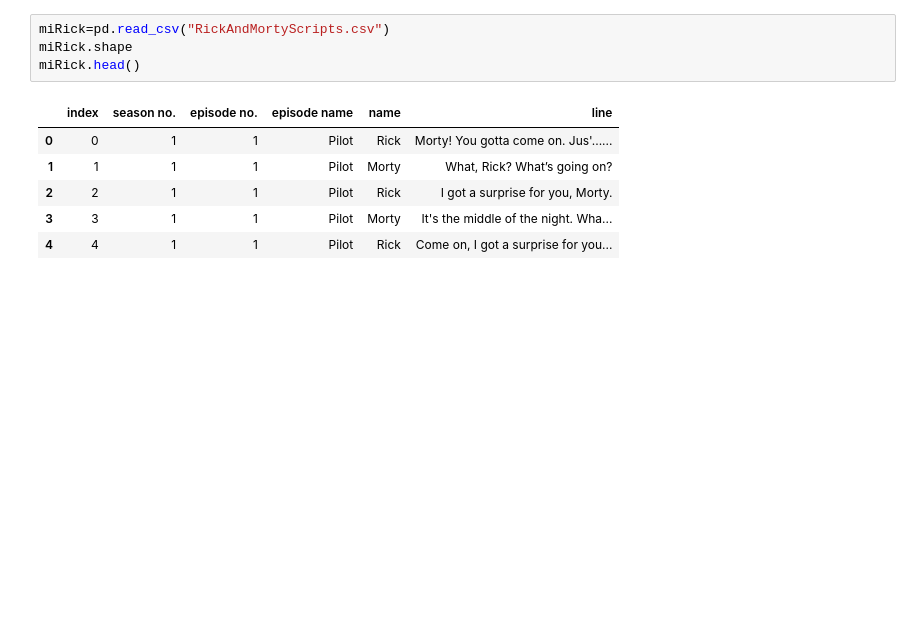
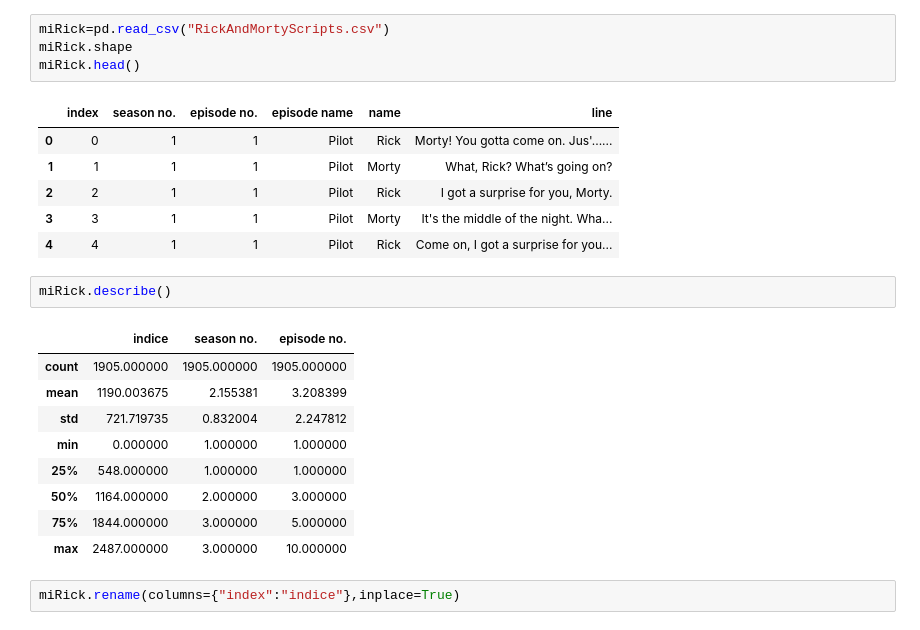
Before and after one commit to Mafecas/Pandas, a Jupyter notebook: Pandas.ipynb, the cells around one changed output. Saved outputs shown, nothing was run; the diff lists cells and outputs as text; blank space fills up the shorter version.

```diff
--- a/Pandas.ipynb
+++ b/Pandas.ipynb
@@ -95,3 +95,17 @@ miRick.head()
 | 2 | 2 | 1 | 1 | Pilot | Rick | I got a surprise for you, Morty. |
 | 3 | 3 | 1 | 1 | Pilot | Morty | It's the middle of the night. Wha... |
 | 4 | 4 | 1 | 1 | Pilot | Rick | Come on, I got a surprise for you... |
+# %%
+miRick.describe()
+# %% [output]
+|  | indice | season no. | episode no. |
+| count | 1905.000000 | 1905.000000 | 1905.000000 |
+| mean | 1190.003675 | 2.155381 | 3.208399 |
+| std | 721.719735 | 0.832004 | 2.247812 |
+| min | 0.000000 | 1.000000 | 1.000000 |
+| 25% | 548.000000 | 1.000000 | 1.000000 |
+| 50% | 1164.000000 | 2.000000 | 3.000000 |
+| 75% | 1844.000000 | 3.000000 | 5.000000 |
+| max | 2487.000000 | 3.000000 | 10.000000 |
+# %%
+miRick.rename(columns={"index":"indice"},inplace=True)
```
Also changed, not shown: parts of 8 cells of this notebook.
